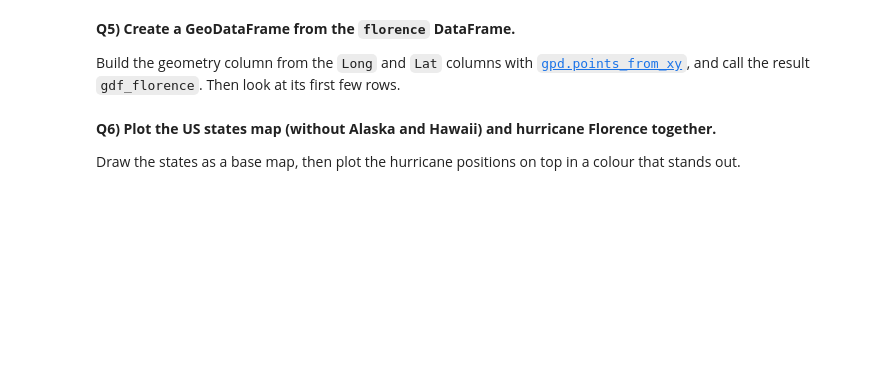
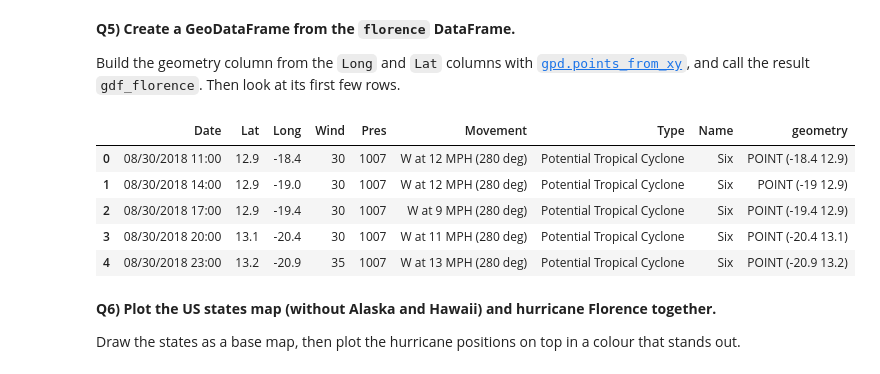
Before and after one commit to nikolaicarrion/2026_Intro_Python, a Jupyter notebook: 1.6-geospatial-vector-data-environmental-exercises.ipynb, the cells around one changed output. Drawn from its saved outputs; the diff is of its cells as text; code cells hidden in the pictures; blank space fills up the shorter version.

```diff
--- a/1.6-geospatial-vector-data-environmental-exercises.ipynb
+++ b/1.6-geospatial-vector-data-environmental-exercises.ipynb
@@ -108,6 +152,21 @@ Build the geometry column from the `Long` and `Lat` columns with
 and call the result `gdf_florence`. Then look at its first few rows.
 # %%
 # Create a geodataframe from the hurricane florence dataframe
+
+gdf_florence = gpd.GeoDataFrame(
+    florence,
+    geometry=gpd.points_from_xy(florence["Long"], florence["Lat"]),
+    crs="EPSG:4326",
+)
+
+gdf_florence.head()
+# %% [output]
+|  | Date | Lat | Long | Wind | Pres | Movement | Type | Name | geometry |
+| 0 | 08/30/2018 11:00 | 12.9 | -18.4 | 30 | 1007 | W at 12 MPH (280 deg) | Potential Tropical Cyclone | Six | POINT (-18.4 12.9) |
+| 1 | 08/30/2018 14:00 | 12.9 | -19.0 | 30 | 1007 | W at 12 MPH (280 deg) | Potential Tropical Cyclone | Six | POINT (-19 12.9) |
+| 2 | 08/30/2018 17:00 | 12.9 | -19.4 | 30 | 1007 | W at 9 MPH (280 deg) | Potential Tropical Cyclone | Six | POINT (-19.4 12.9) |
+| 3 | 08/30/2018 20:00 | 13.1 | -20.4 | 30 | 1007 | W at 11 MPH (280 deg) | Potential Tropical Cyclone | Six | POINT (-20.4 13.1) |
+| 4 | 08/30/2018 23:00 | 13.2 | -20.9 | 35 | 1007 | W at 13 MPH (280 deg) | Potential Tropical Cyclone | Six | POINT (-20.9 13.2) |
 # %% [markdown]
 **Q6) Plot the US states map (without Alaska and Hawaii) and hurricane Florence together.**
 
```
Also changed, not shown: parts of 9 cells of this notebook.
